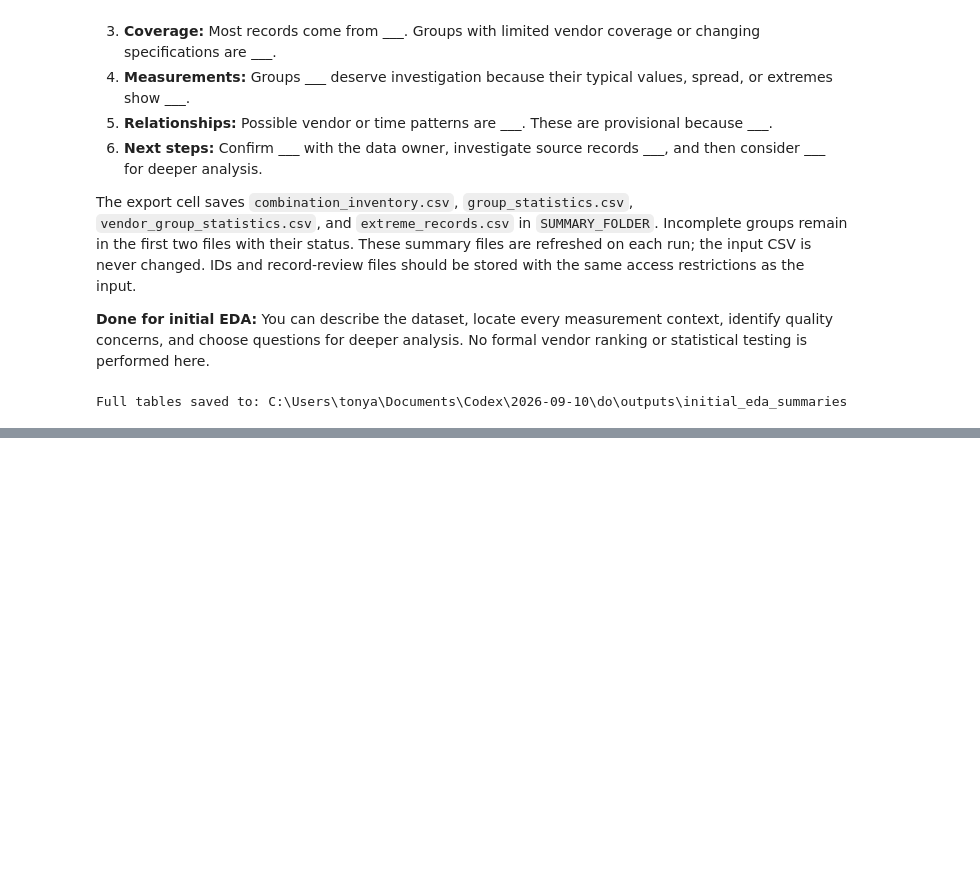
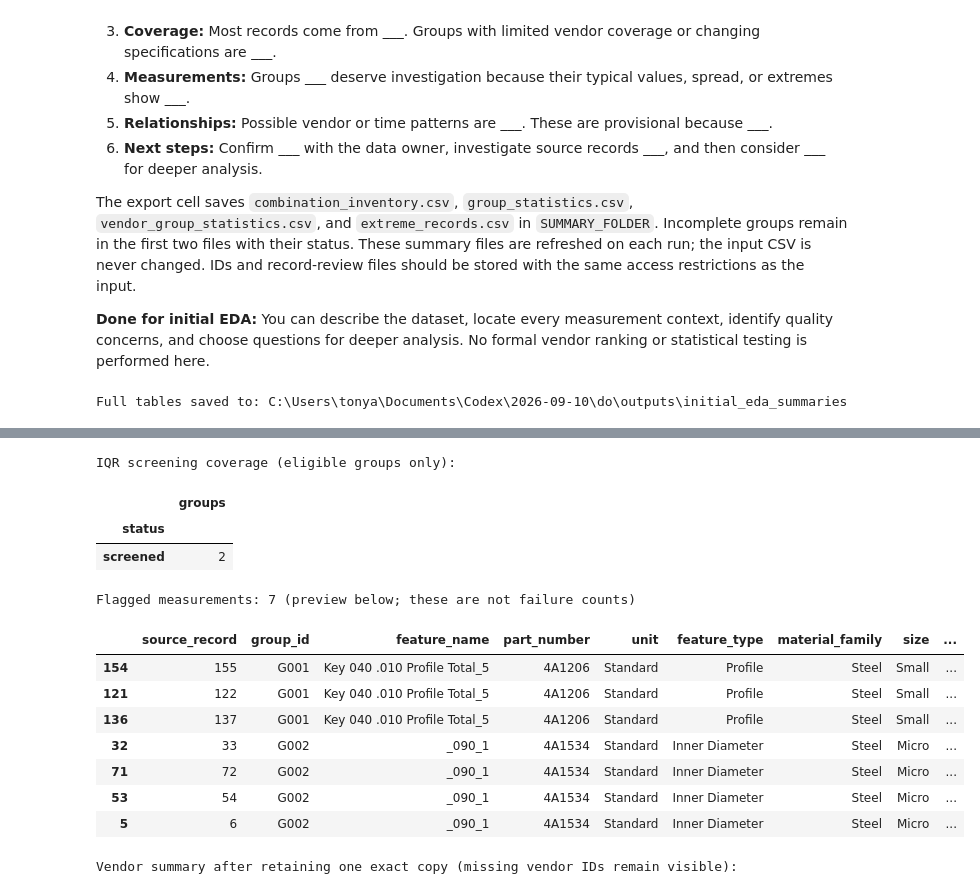
Before and after one commit to testcode851/Scripts, a Jupyter notebook: DSA/manufacturing_initial_eda_all_combinations.ipynb, the cells around one changed output, grey strips where cells are left out. Drawn from its saved outputs; the diff is of its cells as text; code cells hidden in the pictures; blank space fills up the shorter version.

Commit message:
add part II of EDA

```diff
--- a/DSA/manufacturing_initial_eda_all_combinations.ipynb
+++ b/DSA/manufacturing_initial_eda_all_combinations.ipynb
@@ -542,0 +641,17 @@ Full tables saved to: C:\Users\tonya\Documents\Codex\2026-09-10\do\outputs\initi
+# %%
+# Purpose: Show missing context and the records that need source clarification.
+print("Observed unit labels (including missing):")
+display(p2_data.unit.value_counts(dropna=False).rename("records").to_frame())
+p2_missing = p2_data[COMPARISON_KEYS].isna().sum().rename("missing_records").to_frame()
+p2_missing["missing_percent"] = 100 * p2_missing.missing_records / len(p2_data) if len(p2_data) else np.nan
+display(p2_missing)
+print("Rows missing unit or size:", int(p2_data[["unit", "size"]].isna().any(axis=1).sum()))
+print("Rows missing both:", int(p2_data[["unit", "size"]].isna().all(axis=1).sum()))
+
+p2_trace_columns = [c for c in ["actual", "vendor_id", "vendor_name", "serial_no", "work_order", "date"] if c in p2_data]
+p2_context_records = p2_data.loc[p2_data.context_missing, ["group_id"] + COMPARISON_KEYS + p2_trace_columns].copy()
+p2_context_records["missing_context_fields"] = p2_context_records.group_id.map(
+    group_summary.set_index("group_id").missing_context_fields)
+p2_context_records = p2_context_records.rename_axis("source_record").reset_index()
+print("Records with missing grouping context:", len(p2_context_records), "(preview below)")
+display(p2_context_records.head(TABLE_PREVIEW_ROWS))
@@ -542,0 +752,50 @@ Full tables saved to: C:\Users\tonya\Documents\Codex\2026-09-10\do\outputs\initi
+# %%
+# Purpose: Apply one IQR rule and show a basic within-group vendor summary.
+p2_quartiles = p2_after.groupby("group_id")["actual"].quantile([.25, .75]).unstack(-1)
+p2_quartiles = p2_quartiles.reindex(columns=[.25, .75]).rename(columns={.25: "q1", .75: "q3"})
+p2_screen = p2_scenario_stats[["group_id", "usable_actual"]].merge(
+    p2_quartiles.reset_index(), on="group_id", validate="one_to_one")
+p2_screen["iqr"] = p2_screen.q3 - p2_screen.q1
+p2_screen["status"] = np.select(
+    [p2_screen.usable_actual.lt(MIN_REVIEW_RECORDS), p2_screen.iqr.isna() | p2_screen.iqr.le(0)],
+    ["not screened: too few values", "not screened: zero or undefined IQR"], default="screened")
+p2_screen["iqr_lower"] = p2_screen.q1 - 1.5 * p2_screen.iqr
+p2_screen["iqr_upper"] = p2_screen.q3 + 1.5 * p2_screen.iqr
+p2_screen.loc[p2_screen.status.ne("screened"), ["iqr_lower", "iqr_upper"]] = np.nan
+print("IQR screening coverage (eligible groups only):")
+display(p2_screen.status.value_counts().rename("groups").to_frame())
+
+p2_candidates = p2_after.rename_axis("source_record").reset_index().merge(
+    p2_screen[["group_id", "iqr_lower", "iqr_upper"]], on="group_id", validate="many_to_one")
+p2_flagged = p2_candidates.loc[p2_candidates.actual.lt(p2_candidates.iqr_lower) |
+    p2_candidates.actual.gt(p2_candidates.iqr_upper)].copy()
+p2_flagged["review_reason"] = np.where(p2_flagged.actual < p2_flagged.iqr_lower, "below IQR fence", "above IQR fence")
+p2_review_columns = ["source_record", "group_id"] + COMPARISON_KEYS + [c for c in
+    ["actual", "deviation", "vendor_id", "vendor_name", "serial_no", "work_order", "po_number", "date"] if c in p2_flagged]
+p2_flagged = p2_flagged[p2_review_columns + ["iqr_lower", "iqr_upper", "review_reason"]].sort_values(["group_id", "actual"])
+print("Flagged measurements:", len(p2_flagged), "(preview below; these are not failure counts)")
+display(p2_flagged.head(TABLE_PREVIEW_ROWS))
+
+p2_vendors = p2_after.groupby(["group_id", "vendor_id"], dropna=False).agg(
+    records=("actual", "size"), usable_actual=("actual", "count"),
+    median=("actual", "median"), std=("actual", "std")).reset_index()
+p2_vendors["count_note"] = np.where(p2_vendors.usable_actual < MIN_REVIEW_RECORDS,
+    "small sample: interpret cautiously", "descriptive only; independence unverified")
+p2_vendors = p2_vendors.merge(group_lookup, on="group_id", validate="many_to_one")
+print("Vendor summary after retaining one exact copy (missing vendor IDs remain visible):")
+display(p2_vendors.head(TABLE_PREVIEW_ROWS))
+# %% [output]
+IQR screening coverage (eligible groups only):
+|  | groups |
+| status |  |
+| screened | 2 |
+Flagged measurements: 7 (preview below; these are not failure counts)
+|  | source_record | group_id | feature_name | part_number | unit | feature_type | material_family | size | ... |
+| 154 | 155 | G001 | Key 040 .010 Profile Total_5 | 4A1206 | Standard | Profile | Steel | Small | ... |
+| 121 | 122 | G001 | Key 040 .010 Profile Total_5 | 4A1206 | Standard | Profile | Steel | Small | ... |
+| 136 | 137 | G001 | Key 040 .010 Profile Total_5 | 4A1206 | Standard | Profile | Steel | Small | ... |
+| 32 | 33 | G002 | _090_1 | 4A1534 | Standard | Inner Diameter | Steel | Micro | ... |
+| 71 | 72 | G002 | _090_1 | 4A1534 | Standard | Inner Diameter | Steel | Micro | ... |
+| 53 | 54 | G002 | _090_1 | 4A1534 | Standard | Inner Diameter | Steel | Micro | ... |
+| 5 | 6 | G002 | _090_1 | 4A1534 | Standard | Inner Diameter | Steel | Micro | ... |
+Vendor summary after retaining one exact copy (missing vendor IDs remain visible):
```
Also changed, not shown: parts of 15 cells of this notebook.
